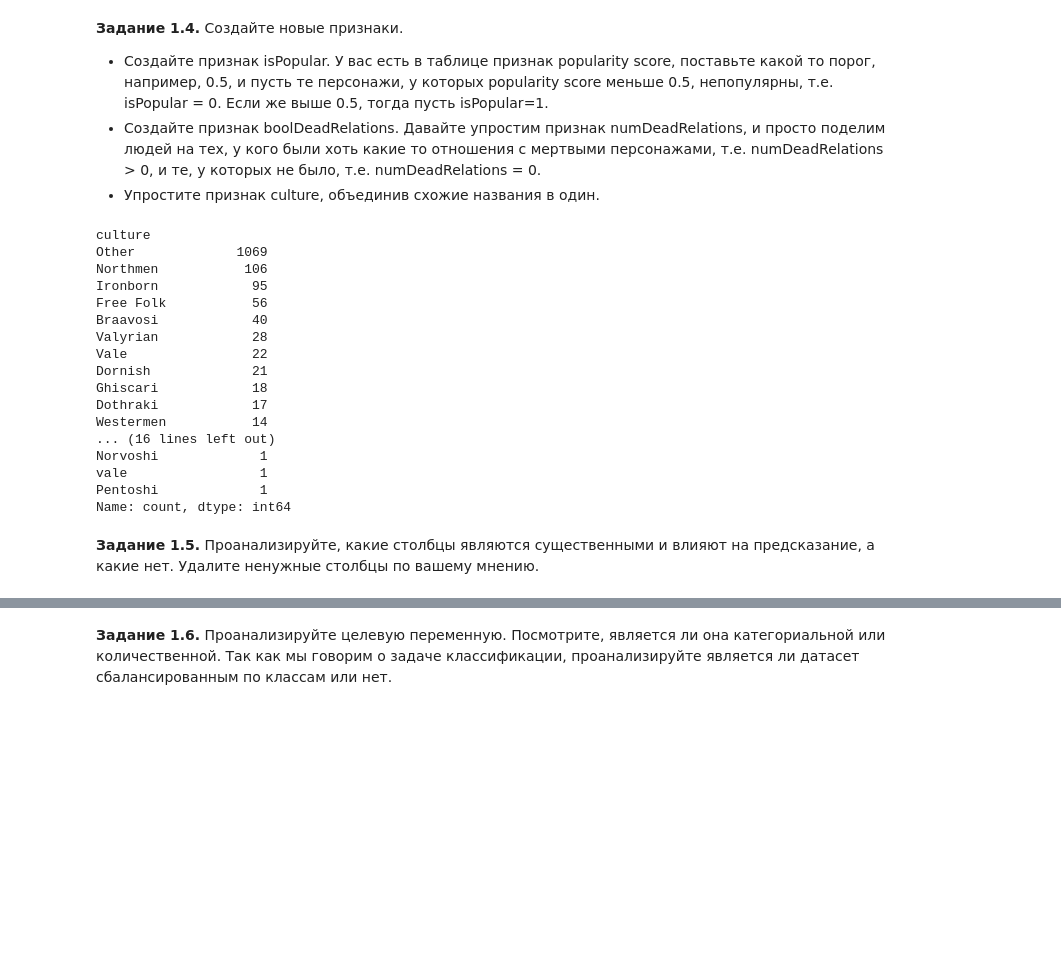
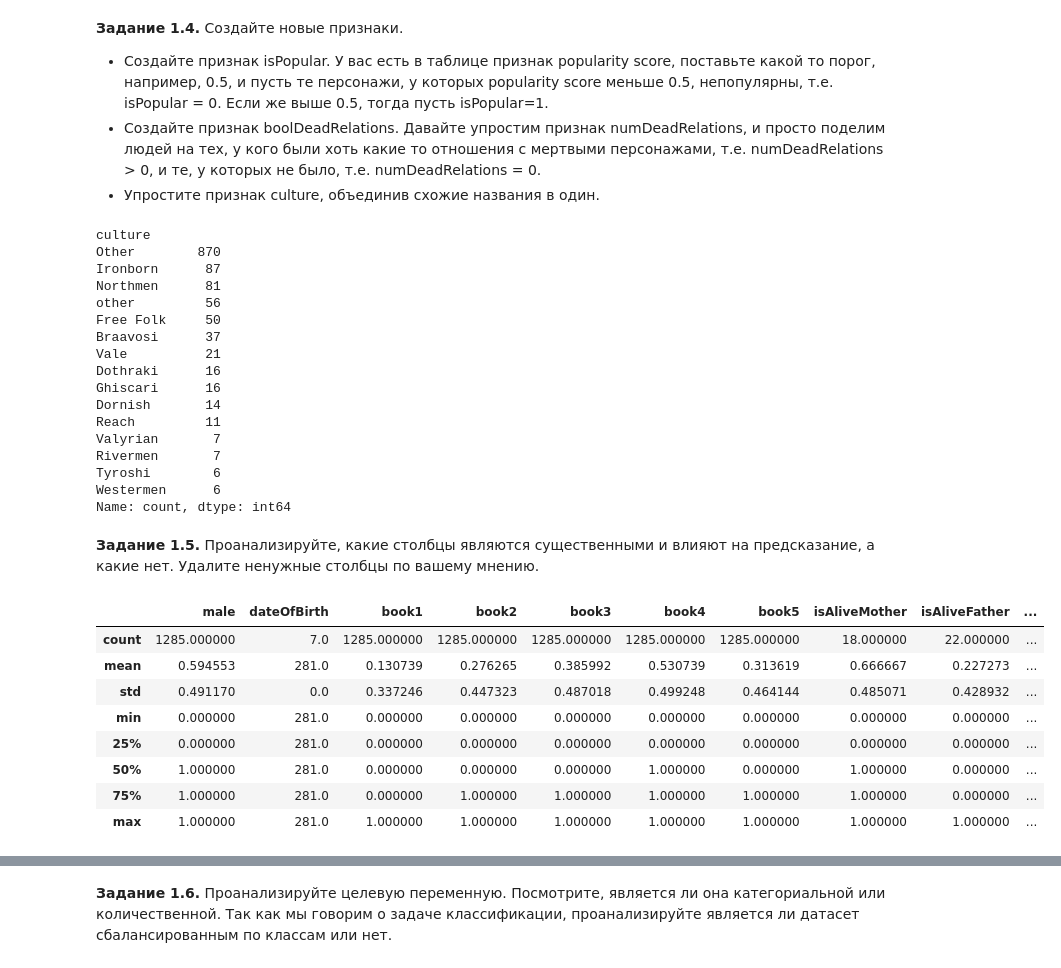
Before and after one commit to Semiteplov/deep-learning-school, a Jupyter notebook: Part_I/HW_1/game_of_thrones_prediction.ipynb, the cells around one changed output, grey strips where cells are left out. Drawn from its saved outputs; the diff is of its cells as text; code cells hidden in the pictures; blank space fills up the shorter version.

```diff
--- a/Part_I/HW_1/game_of_thrones_prediction.ipynb
+++ b/Part_I/HW_1/game_of_thrones_prediction.ipynb
@@ -192,0 +164,7 @@ Name: age, dtype: float64
+# %%
+lower_bound = data['age'].quantile(0.1)
+upper_bound = data['age'].quantile(0.9)
+
+data = data[(data['age'] >= lower_bound) & (data['age'] <= upper_bound)]
+
+data['age'].describe()
@@ -201,6 +189,11 @@ data.drop(columns=['popularity'], inplace=True)
 # %%
 data['boolDeadRelations'] = data['numDeadRelations'] > 0
 data.drop(columns=['numDeadRelations'], inplace=True)
+# %%
+culture_counts = data['culture'].value_counts()
+low_count_cultures = culture_counts[culture_counts < 6].index
+data['culture'] = data['culture'].replace(low_count_cultures, 'Other')
+data['culture'] = data['culture'].str.lower().fillna('Other')
 # %%
 # Подсказка
 cult = {
@@ -234,29 +227,40 @@ cult = {
     'Qohor': ['qohor'],
     'Pentoshi': ['pentoshi'],
 }
-data['culture'] = data['culture'].str.lower().fillna('Other')
 for key, values in cult.items():
     data['culture'] = data['culture'].replace(values, key)
 data.culture.value_counts()
 # %% [output]
 culture
-Other             1069
-Northmen           106
-Ironborn            95
-Free Folk           56
-Braavosi            40
-Valyrian            28
-Vale                22
-Dornish             21
-Ghiscari            18
-Dothraki            17
-Westermen           14
-... (16 lines left out)
-Norvoshi             1
-vale                 1
-Pentoshi             1
+Other        870
+Ironborn      87
+Northmen      81
+other         56
+Free Folk     50
+Braavosi      37
+Vale          21
+Dothraki      16
+Ghiscari      16
+Dornish       14
+Reach         11
+Valyrian       7
+Rivermen       7
+Tyroshi        6
+Westermen      6
 Name: count, dtype: int64
 # %% [markdown]
 **Задание 1.5.** Проанализируйте, какие столбцы являются существенными и влияют на предсказание, а какие нет. Удалите ненужные столбцы по вашему мнению.
+# %%
+data.describe()
+# %% [output]
+|  | male | dateOfBirth | book1 | book2 | book3 | book4 | book5 | isAliveMother | isAliveFather | ... |
+| count | 1285.000000 | 7.0 | 1285.000000 | 1285.000000 | 1285.000000 | 1285.000000 | 1285.000000 | 18.000000 | 22.000000 | ... |
+| mean | 0.594553 | 281.0 | 0.130739 | 0.276265 | 0.385992 | 0.530739 | 0.313619 | 0.666667 | 0.227273 | ... |
+| std | 0.491170 | 0.0 | 0.337246 | 0.447323 | 0.487018 | 0.499248 | 0.464144 | 0.485071 | 0.428932 | ... |
+| min | 0.000000 | 281.0 | 0.000000 | 0.000000 | 0.000000 | 0.000000 | 0.000000 | 0.000000 | 0.000000 | ... |
+| 25% | 0.000000 | 281.0 | 0.000000 | 0.000000 | 0.000000 | 0.000000 | 0.000000 | 0.000000 | 0.000000 | ... |
+| 50% | 1.000000 | 281.0 | 0.000000 | 0.000000 | 0.000000 | 1.000000 | 0.000000 | 1.000000 | 0.000000 | ... |
+| 75% | 1.000000 | 281.0 | 0.000000 | 1.000000 | 1.000000 | 1.000000 | 1.000000 | 1.000000 | 0.000000 | ... |
+| max | 1.000000 | 281.0 | 1.000000 | 1.000000 | 1.000000 | 1.000000 | 1.000000 | 1.000000 | 1.000000 | ... |
 # %%
 data.drop(columns=['dateOfBirth', 'spouse', 'mother', 'father', 'heir', 'isAliveHeir', 'isAliveSpouse',
```
Also changed, not shown: parts of 20 cells of this notebook, 6 other files.
